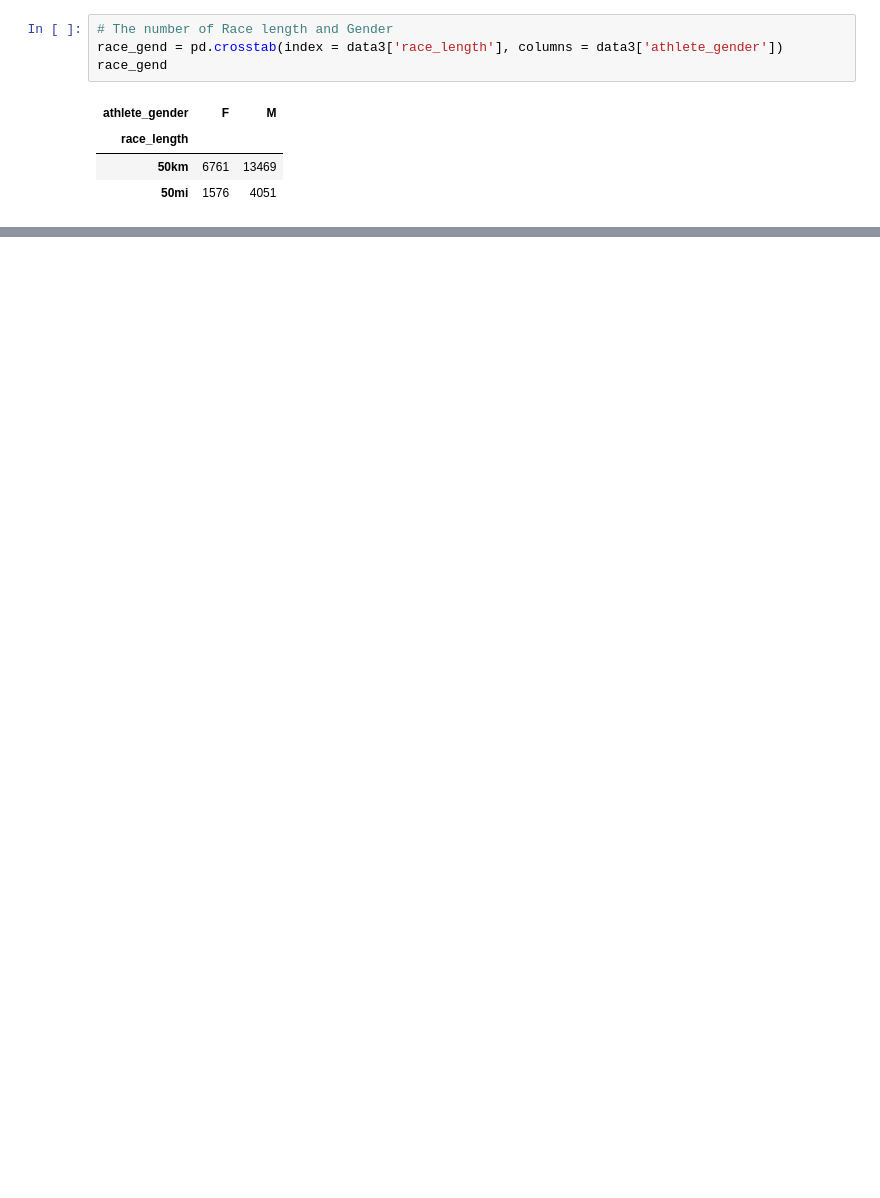
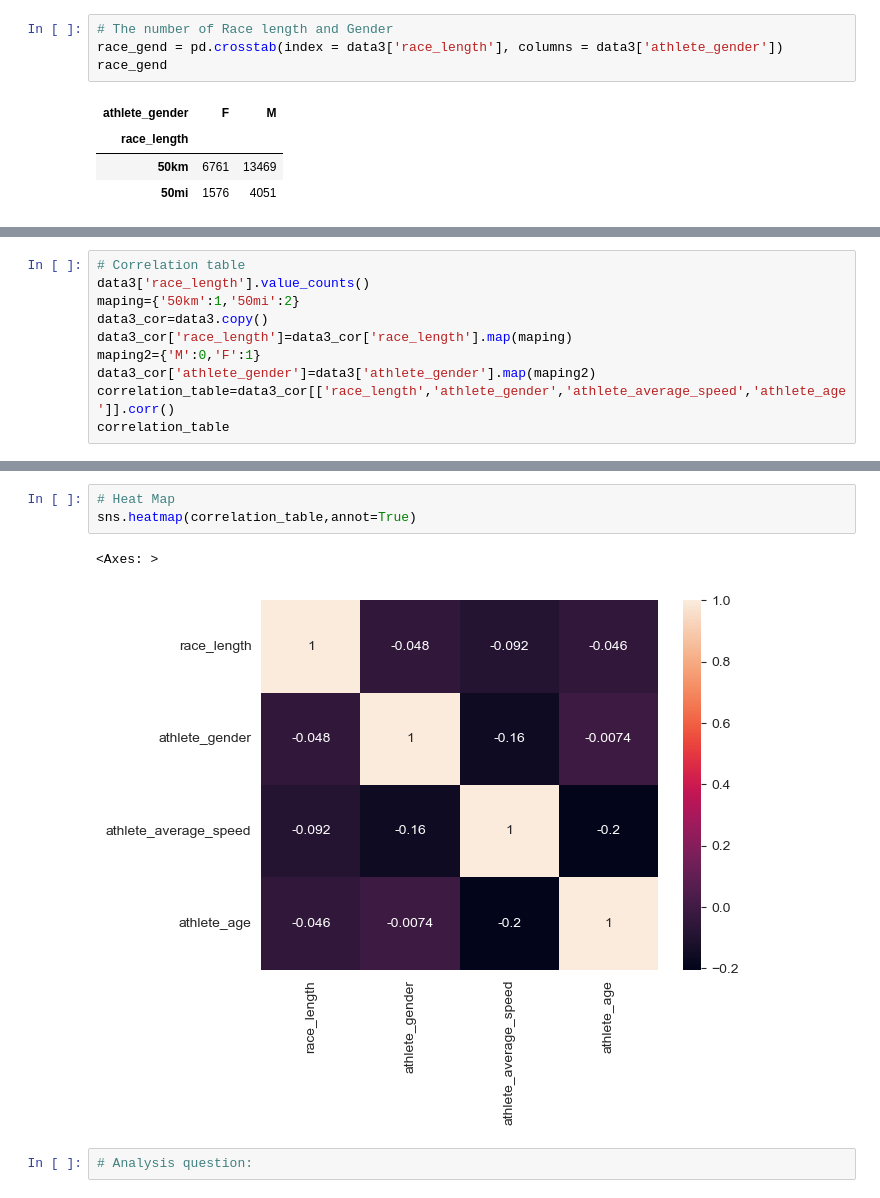
Before and after one commit to kc89878/Ultra-Marathon-Analysis, a Jupyter notebook: Ultra Marathon Analysis.ipynb, the cells around one changed output, grey strips where cells are left out. Saved outputs shown, nothing was run; the diff lists cells and outputs as text; blank space fills up the shorter version.

```diff
--- a/Ultra Marathon Analysis.ipynb
+++ b/Ultra Marathon Analysis.ipynb
@@ -332,0 +295,10 @@ race_day	race_name	race_length	race_number_of_finishers	athlete_id	athlete_gende
+# %%
+# Correlation table
+data3['race_length'].value_counts()
+maping={'50km':1,'50mi':2}
+data3_cor=data3.copy()
+data3_cor['race_length']=data3_cor['race_length'].map(maping)
+maping2={'M':0,'F':1}
+data3_cor['athlete_gender']=data3['athlete_gender'].map(maping2)
+correlation_table=data3_cor[['race_length','athlete_gender','athlete_average_speed','athlete_age']].corr()
+correlation_table
@@ -333 +311,9 @@ race_day	race_name	race_length	race_number_of_finishers	athlete_id	athlete_gende
+# %%
+# Heat Map
+sns.heatmap(correlation_table,annot=True)
+# %% [output]
+<Axes: >
+[figure, added]
+# %%
+# Analysis question:
 # %%
```
Also changed, not shown: parts of 32 cells of this notebook.
